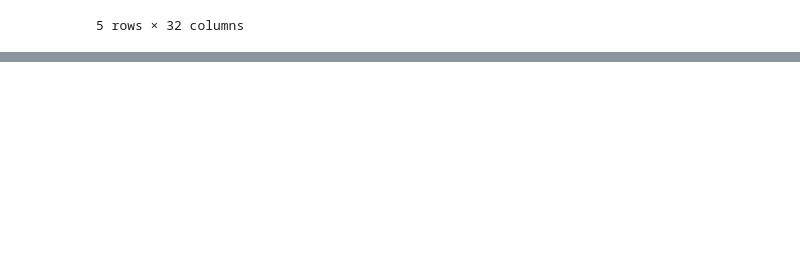
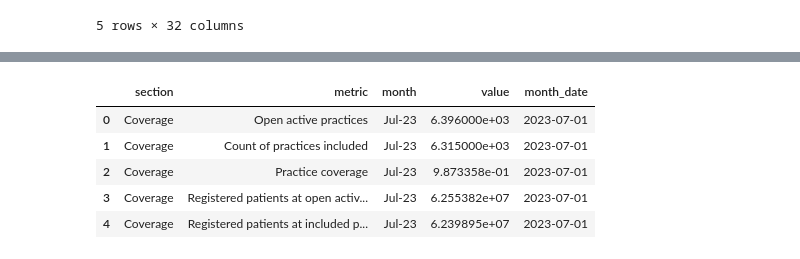
Before and after one commit to chinenyennabude/nhs-gp-performance-analysis, a Jupyter notebook: notebook/explore_nhs_data.ipynb, the cells around one changed output, grey strips where cells are left out. Cells and saved outputs as stored; diff of their text form; code cells hidden in the pictures; blank space fills up the shorter version.

```diff
--- a/notebook/explore_nhs_data.ipynb
+++ b/notebook/explore_nhs_data.ipynb
@@ -206,11 +140,0 @@ df.head()
-# %%
-month_cols = df.columns[2:]  # all the month columns
-
-long_df = df.melt(
-    id_vars=[section_col, item_col],
-    value_vars=month_cols,
-    var_name="Month",
-    value_name="Value"
-)
-
-long_df.head(10)
@@ -229,10 +140,0 @@ long_df.head(10)
-# %%
-# rename columns for clarity
-long_df = long_df.rename(columns={
-    "Unnamed: 0": "Section",
-    "Unnamed: 1": "Metric"
-})
-
-long_df["Month_Date"] = pd.to_datetime(long_df["Month"], format="%b-%y")
-
-long_df.head()
@@ -298,0 +305,9 @@ df.head(15)
+# %%
+jul_2023.head()
+# %% [output]
+|  | section | metric | month | value | month_date |
+| 0 | Coverage | Open active practices | Jul-23 | 6.396000e+03 | 2023-07-01 |
+| 1 | Coverage | Count of practices included | Jul-23 | 6.315000e+03 | 2023-07-01 |
+| 2 | Coverage | Practice coverage | Jul-23 | 9.873358e-01 | 2023-07-01 |
+| 3 | Coverage | Registered patients at open activ... | Jul-23 | 6.255382e+07 | 2023-07-01 |
+| 4 | Coverage | Registered patients at included p... | Jul-23 | 6.239895e+07 | 2023-07-01 |
```
Also changed, not shown: parts of 22 cells of this notebook.
